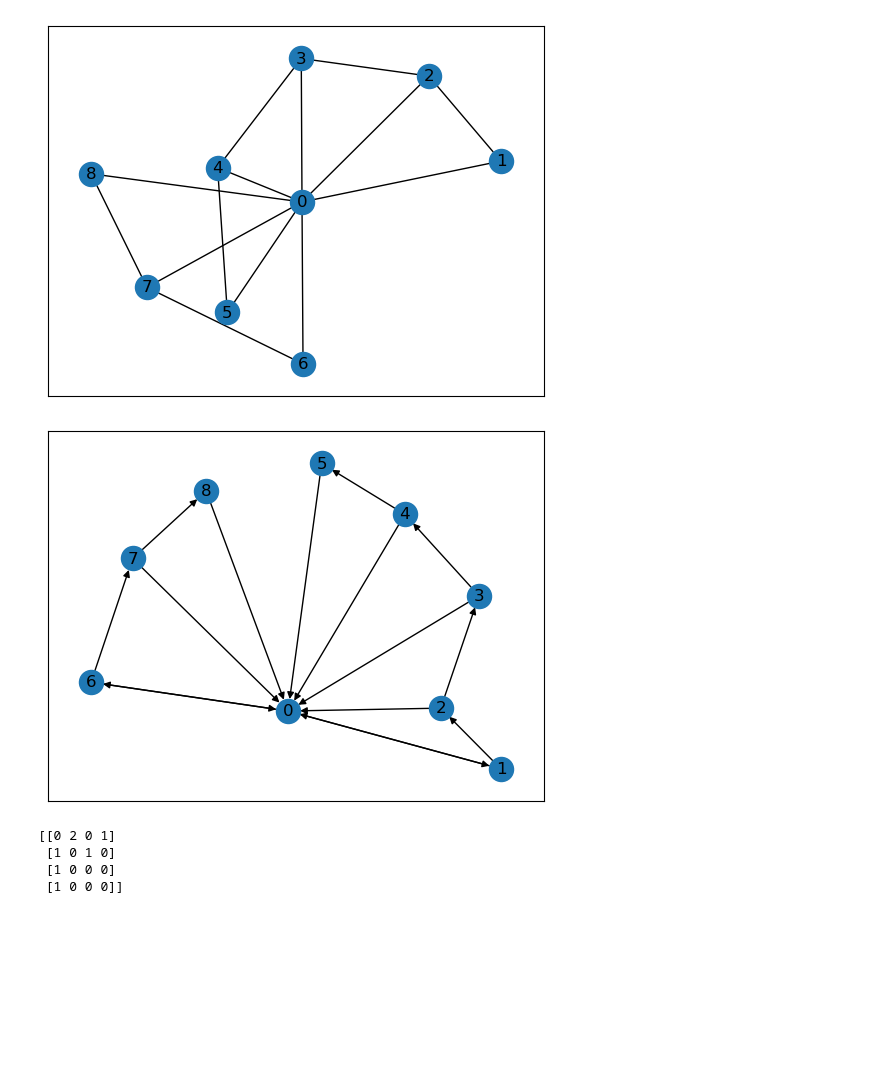
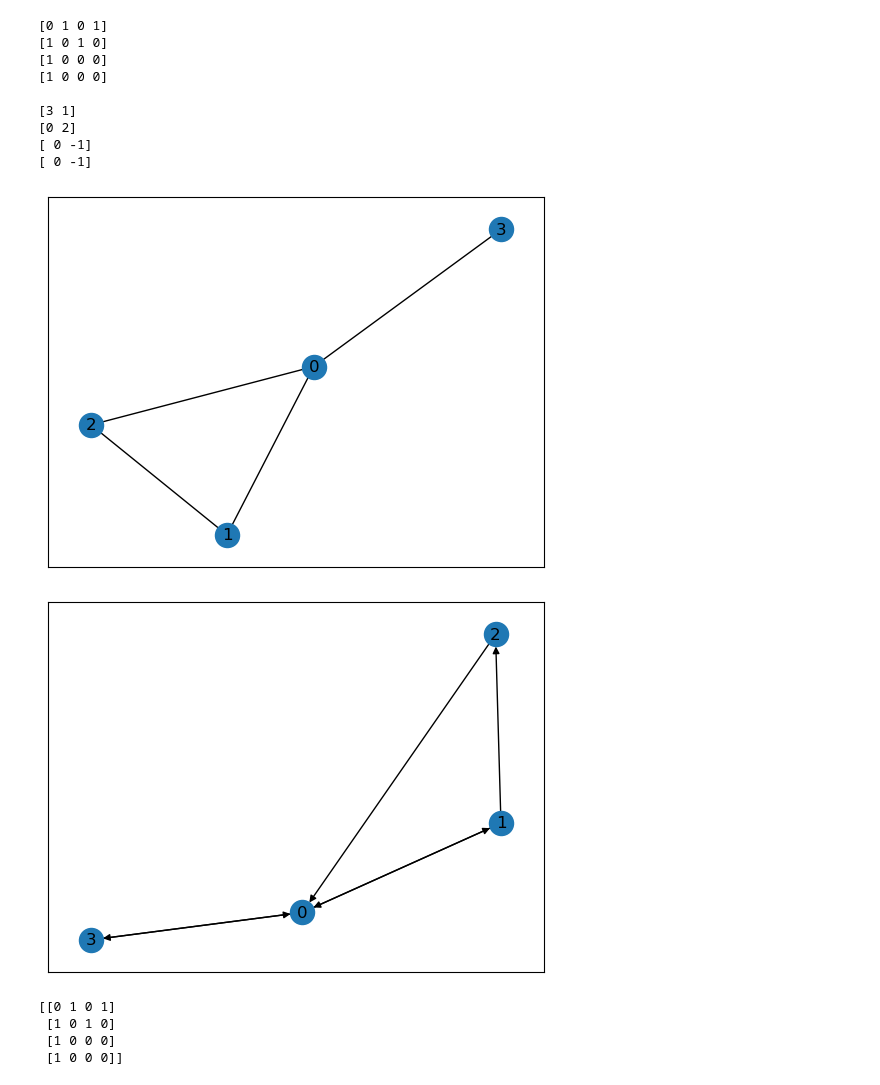
Before and after one commit to RandNMR73/CS234FinalProject, a Jupyter notebook: results_analysis.ipynb, the cells around one changed output. Drawn from its saved outputs; the diff is of its cells as text; code cells hidden in the pictures; blank space fills up the shorter version.

```diff
--- a/results_analysis.ipynb
+++ b/results_analysis.ipynb
@@ -3,39 +3,48 @@ import numpy as np
 import matplotlib.pyplot as plt
 import networkx as nx
 # %%
-train_folder = "graph_tests/05-06-2024-12-12/"
-valid_folder = "output/predict/05-06-2024-08-54/"
+train_folder = "output/test/10-06-2024-15-02-06/"
+# valid_folder = "output/predict/05-06-2024-08-54/"
 
 env_folder = train_folder + "env/"
-env_valid_folder = valid_folder + "env/"
+# env_valid_folder = valid_folder + "env/"
 
 adj_mat_train = np.load(env_folder + "adjacency_matrix.npy")
 states_train = np.load(env_folder + "states.npy")
 transition_train = np.load(env_folder + "transition_matrix.npy")
 target_train = np.load(env_folder + "target.npy")
 
 # adj_mat_valid = np.load(env_valid_folder + "adjacency_matrix.npy")
 # states_valid = np.load(env_valid_folder + "states.npy")
 # transition_valid = np.load(env_valid_folder + "transition_matrix.npy")
 # target_valid = np.load(env_valid_folder + "target.npy")
 
 # assert((adj_mat_train == adj_mat_valid).all())
 # assert((states_train == states_valid).all())
 # assert((transition_train == transition_valid).all())
 # assert((target_train == target_valid).all())
 
-'''for i in range(adj_mat_train.shape[0]):
+for i in range(adj_mat_train.shape[0]):
     print(adj_mat_train[i])
 print()
 for i in range(transition_train.shape[0]):
-    print(transition_train[i])'''
+    print(transition_train[i])
 
 adj_mat = adj_mat_train
 graph = nx.from_numpy_array(adj_mat)
 nx.draw_networkx(graph, arrows=True)
 plt.draw()
 # %% [output]
+[0 1 0 1]
+[1 0 1 0]
+[1 0 0 0]
+[1 0 0 0]
+
+[3 1]
+[0 2]
+[ 0 -1]
+[ 0 -1]
-[figure, old version]
+[figure, new version]
 # %%
 G = nx.MultiDiGraph()
 G.add_nodes_from(range(adj_mat.shape[0]))
@@ -52,12 +61,12 @@ keys = G.add_edges_from(edges)
 nx.draw_networkx(G, arrows=True)
 plt.draw()
 # %% [output]
-[figure, old version]
+[figure, new version]
 # %%
 print(adj_mat)
 adj_mat[0][1] += 1
 # %% [output]
-[[0 2 0 1]
+[[0 1 0 1]
  [1 0 1 0]
  [1 0 0 0]
  [1 0 0 0]]
```
Also changed, not shown: 6 other files.
